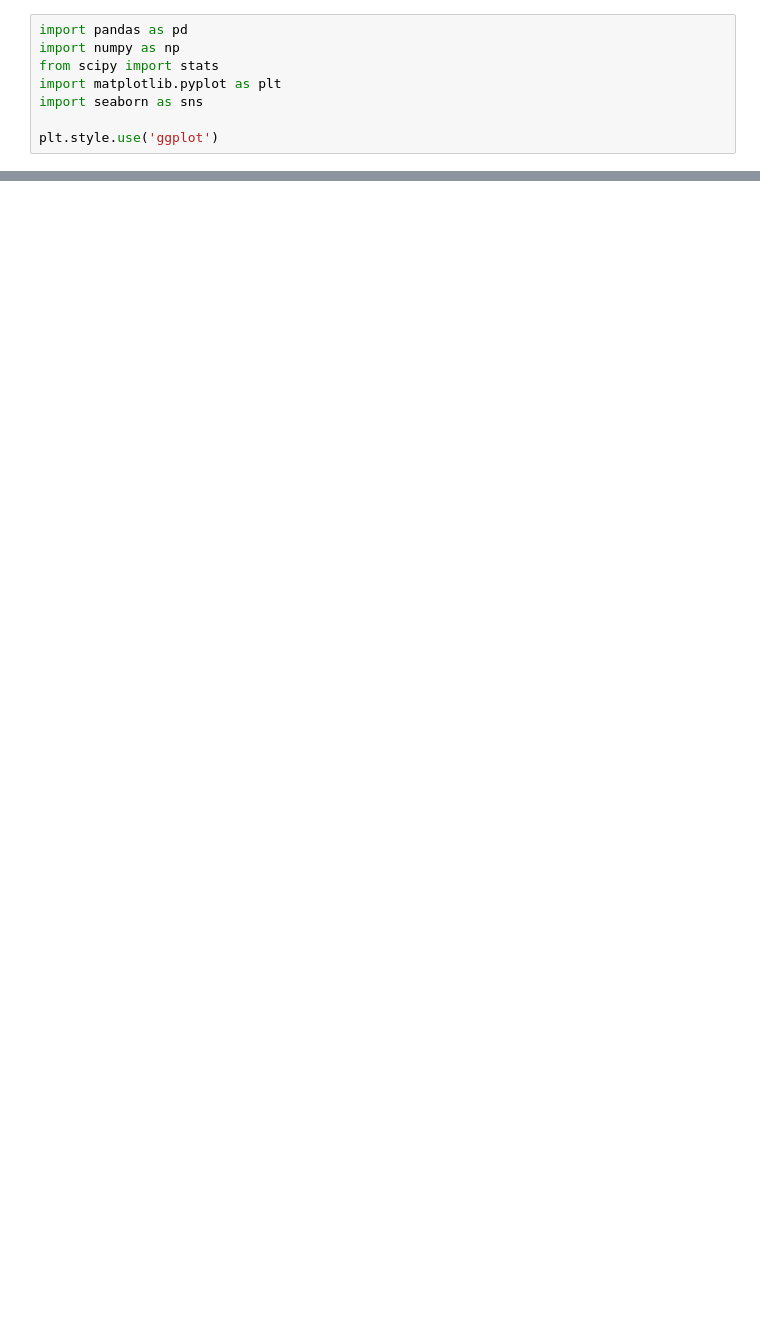
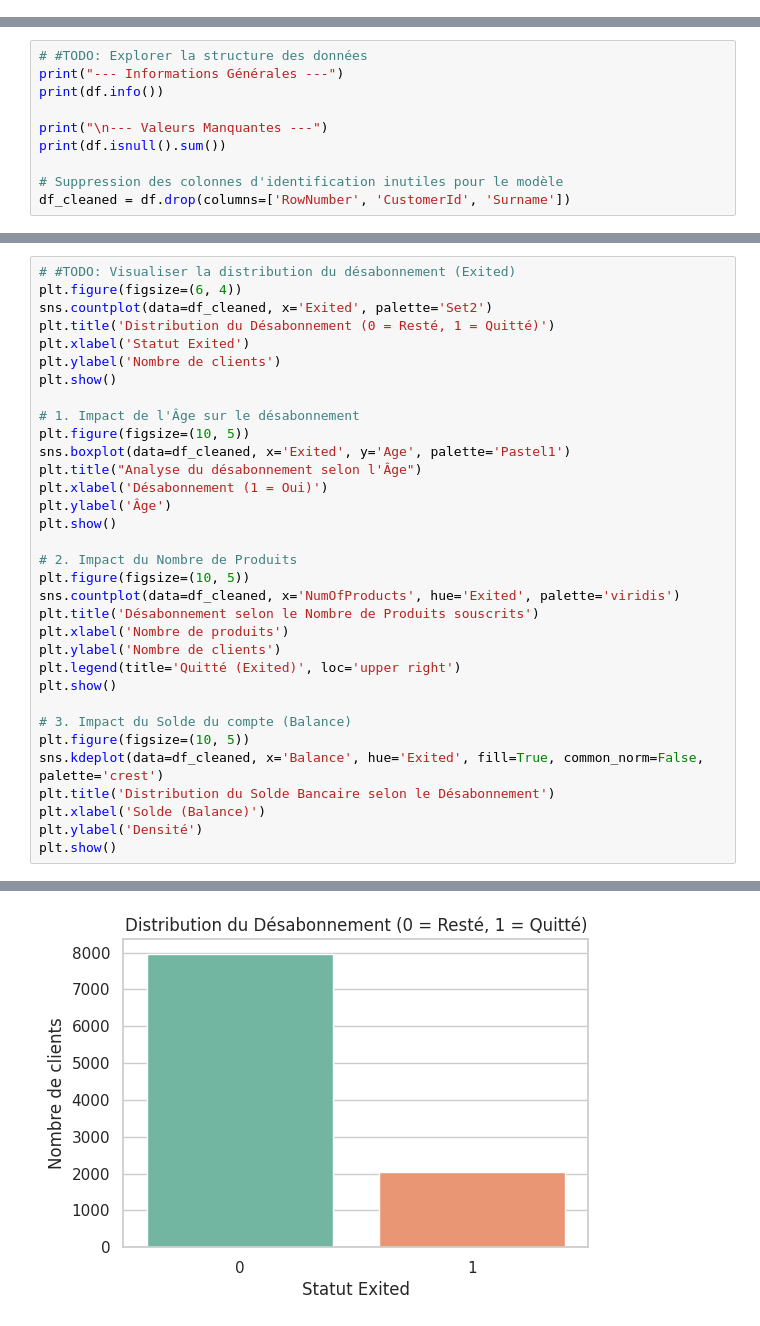
Before and after one commit to chacal15/DI_BOOTCAMP, a Jupyter notebook: dalychallenge.ipynb, the cells around one changed output, grey strips where cells are left out. Saved outputs shown, nothing was run; the diff lists cells and outputs as text; blank space fills up the shorter version.

```diff
--- a/dalychallenge.ipynb
+++ b/dalychallenge.ipynb
@@ -10,8 +0,0 @@ L'objectif de cette étude est d'analyser le jeu de données "Airplane Crashes a
-# %%
-import pandas as pd
-import numpy as np
-from scipy import stats
-import matplotlib.pyplot as plt
-import seaborn as sns
-
-plt.style.use('ggplot')
@@ -306,0 +33,10 @@ Les visualisations mettent en évidence une forte variabilité du nombre de vict
+# %%
+# #TODO: Explorer la structure des données
+print("--- Informations Générales ---")
+print(df.info())
+
+print("\n--- Valeurs Manquantes ---")
+print(df.isnull().sum())
+
+# Suppression des colonnes d'identification inutiles pour le modèle
+df_cleaned = df.drop(columns=['RowNumber', 'CustomerId', 'Surname'])
@@ -306,0 +64,34 @@ Les visualisations mettent en évidence une forte variabilité du nombre de vict
+# %%
+# #TODO: Visualiser la distribution du désabonnement (Exited)
+plt.figure(figsize=(6, 4))
+sns.countplot(data=df_cleaned, x='Exited', palette='Set2')
+plt.title('Distribution du Désabonnement (0 = Resté, 1 = Quitté)')
+plt.xlabel('Statut Exited')
+plt.ylabel('Nombre de clients')
+plt.show()
+
+# 1. Impact de l'Âge sur le désabonnement
+plt.figure(figsize=(10, 5))
+sns.boxplot(data=df_cleaned, x='Exited', y='Age', palette='Pastel1')
+plt.title("Analyse du désabonnement selon l'Âge")
+plt.xlabel('Désabonnement (1 = Oui)')
+plt.ylabel('Âge')
+plt.show()
+
+# 2. Impact du Nombre de Produits
+plt.figure(figsize=(10, 5))
+sns.countplot(data=df_cleaned, x='NumOfProducts', hue='Exited', palette='viridis')
+plt.title('Désabonnement selon le Nombre de Produits souscrits')
+plt.xlabel('Nombre de produits')
+plt.ylabel('Nombre de clients')
+plt.legend(title='Quitté (Exited)', loc='upper right')
+plt.show()
+
+# 3. Impact du Solde du compte (Balance)
+plt.figure(figsize=(10, 5))
+sns.kdeplot(data=df_cleaned, x='Balance', hue='Exited', fill=True, common_norm=False, palette='crest')
+plt.title('Distribution du Solde Bancaire selon le Désabonnement')
+plt.xlabel('Solde (Balance)')
+plt.ylabel('Densité')
+plt.show()
+# %% [output]
@@ -306,0 +101 @@ Les visualisations mettent en évidence une forte variabilité du nombre de vict
+[figure, added]
```
Also changed, not shown: parts of 54 cells of this notebook.
